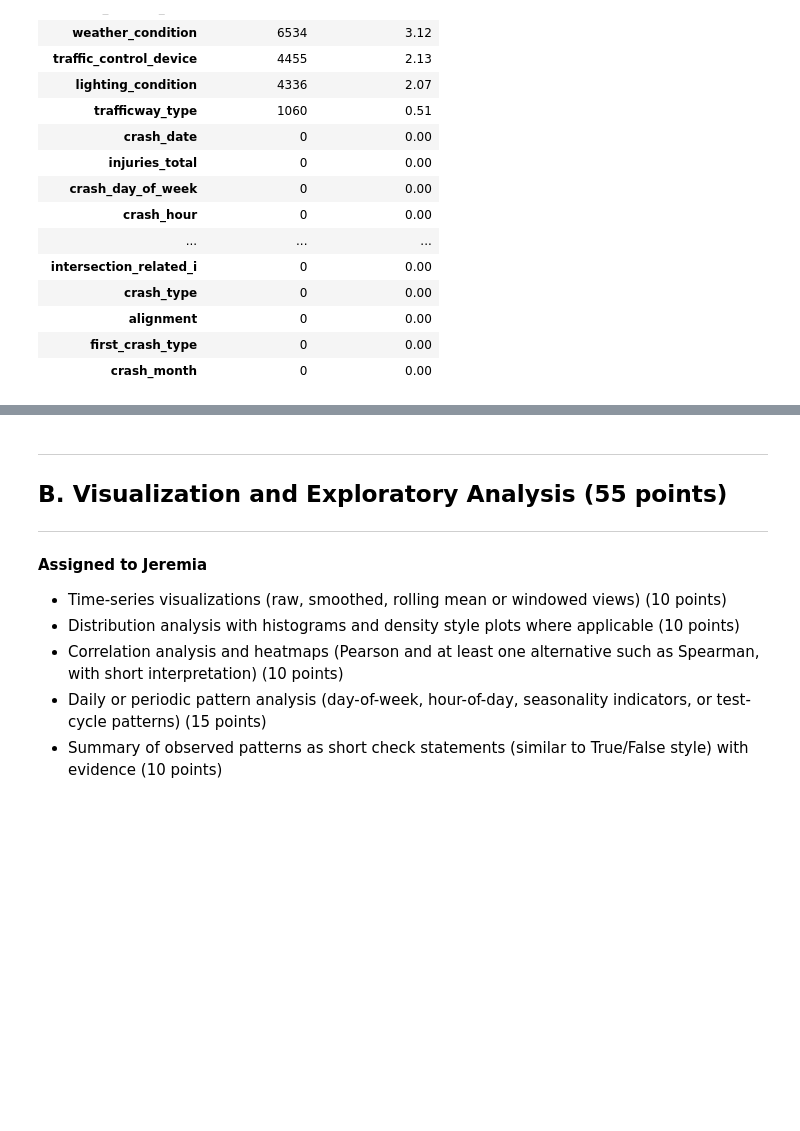
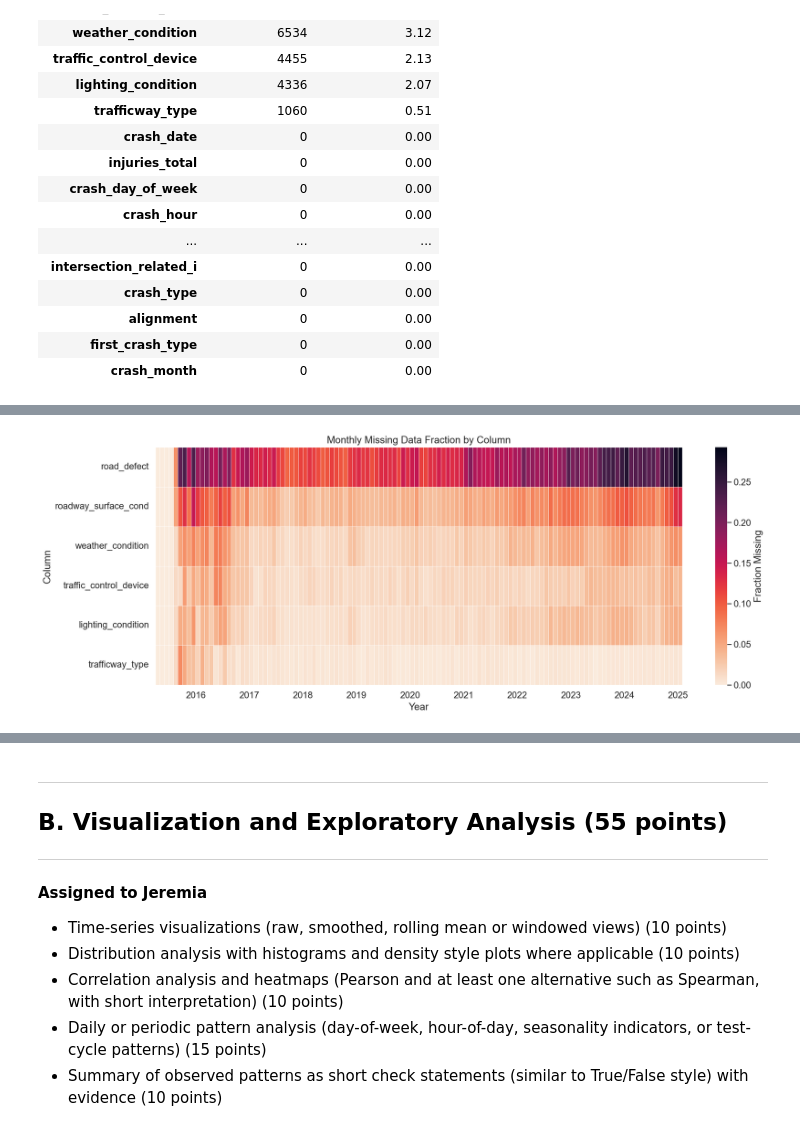
Before and after one commit to Lorenz-Buchinger/STM25_Data_Analysis_Circuit_Synergy, a Jupyter notebook: Final_Assignment.ipynb, the cells around one changed output, grey strips where cells are left out. Saved outputs shown, nothing was run; the diff lists cells and outputs as text; code cells hidden in the pictures; blank space fills up the shorter version.

```diff
--- a/Final_Assignment.ipynb
+++ b/Final_Assignment.ipynb
@@ -139,0 +240,44 @@ missing_summary
+# %%
+# Ensure datetime
+df = df_csv_data.copy()
+df["crash_date"] = pd.to_datetime(df["crash_date"])
+
+# Keep only relevant columns
+df = df[["crash_date"] + cols]
+
+# Create monthly period
+df["month"] = df["crash_date"].dt.to_period("M")
+
+# Calculate fraction missing per month per column
+monthly_missing = (
+    df.groupby("month")[cols]
+      .apply(lambda x: x.isna().mean())
+)
+
+# Convert PeriodIndex to timestamp for plotting
+monthly_missing.index = monthly_missing.index.to_timestamp()
+
+# Plot heatmap
+plt.figure(figsize=(16, 6))
+ax = sns.heatmap(
+    monthly_missing.T,
+    cmap="rocket_r",
+    cbar_kws={"label": "Fraction Missing"},
+    linewidths=0.3
+)
+
+# Year-only x-axis ticks
+months = monthly_missing.index
+year_ticks = [i for i, d in enumerate(months) if d.month == 1]
+year_labels = [d.year for d in months if d.month == 1]
+
+ax.set_xticks(year_ticks)
+ax.set_xticklabels(year_labels, rotation=0)
+
+plt.title("Monthly Missing Data Fraction by Column")
+plt.xlabel("Year")
+plt.ylabel("Column")
+plt.tight_layout()
+plt.show()
+# %% [output]
+[figure, added]
```
Also changed, not shown: parts of 26 cells of this notebook, 1 other file.
